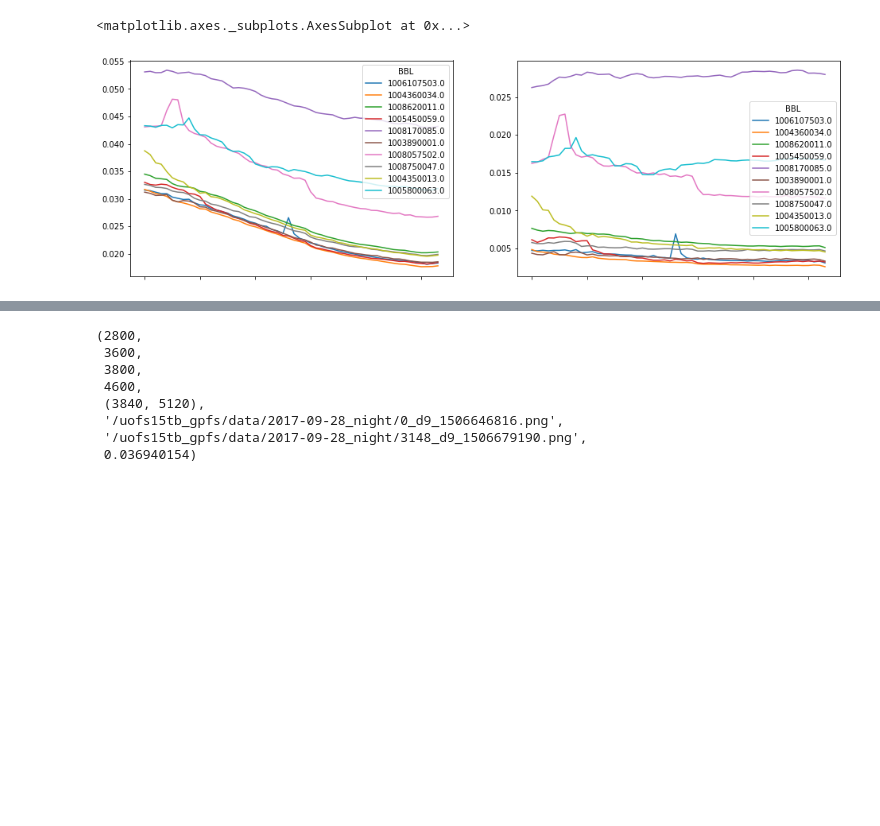
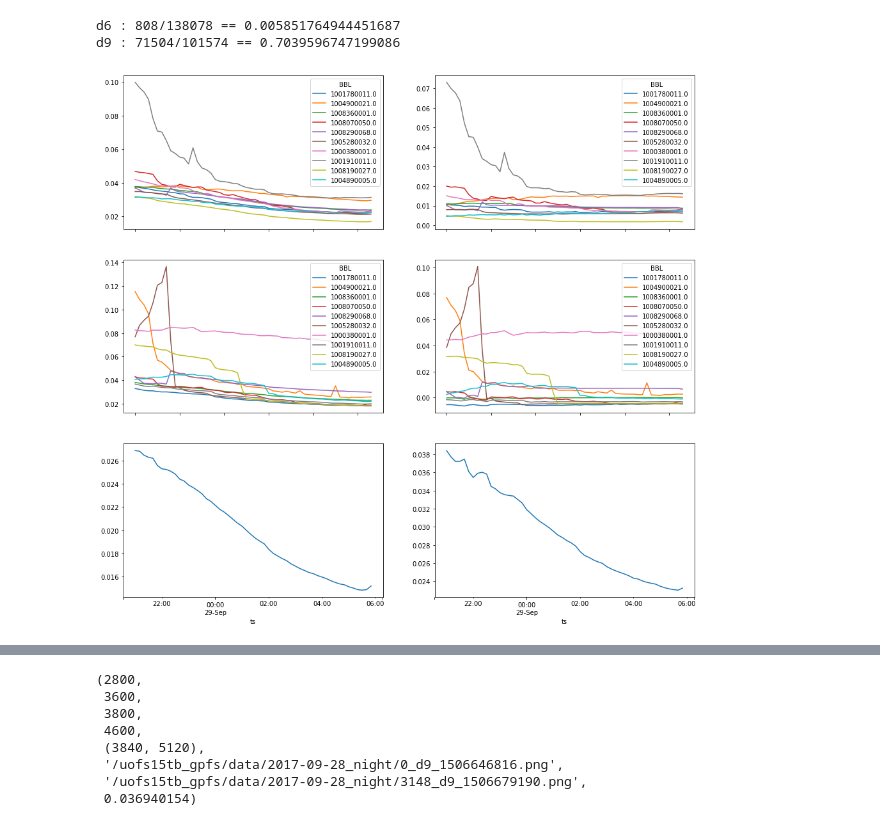
Before and after one commit to cmoscardi/independent_2018, a Jupyter notebook: image/zeropoint_and_more_nn.ipynb, the cells around one changed output, grey strips where cells are left out. Cells and saved outputs as stored; diff of their text form; code cells hidden in the pictures; blank space fills up the shorter version.

Commit message:
more plots etc

```diff
--- a/image/zeropoint_and_more_nn.ipynb
+++ b/image/zeropoint_and_more_nn.ipynb
@@ -8,20 +8,3 @@ from matplotlib.collections import PatchCollection
 import matplotlib.pyplot as plt
 %matplotlib inline
 import numpy as np
-# %%
-def load_zeropoint(zpf):
-    zeropoint = pd.read_csv(zpf, names=["ts", "avg"], header=0)
-    zeropoint["ts"] = pd.to_datetime(zeropoint["ts"])
-    zeropoint = zeropoint.sort_values("ts").set_index("ts")
-    return zeropoint.resample('10T').mean()
-
-zeropoint_d6 = load_zeropoint("weather_results/d6/2017-09-28.csv")
-zeropoint_d9 = load_zeropoint("weather_results/d9/2017-09-28.csv")
-# %%
-fig, (ax1, ax2) = plt.subplots(1, 2, figsize=(16, 5))
-samp = np.random.choice(final_light_d6.columns, 10, replace=False)
-final_light_d6[samp].plot(ax=ax1)
-final_light_d6.apply(lambda x: x - zeropoint_d6["avg"])[samp].plot(ax=ax2)
-# %% [output]
-<matplotlib.axes._subplots.AxesSubplot at 0x...>
-[figure, removed]
@@ -27,0 +21,51 @@ final_light_d6.apply(lambda x: x - zeropoint_d6["avg"])[samp].plot(ax=ax2)
+# %%
+def load_zeropoint(zpf):
+    zeropoint = pd.read_csv(zpf, names=["ts", "avg"], header=0)
+    zeropoint["ts"] = pd.to_datetime(zeropoint["ts"])
+    zeropoint = zeropoint.sort_values("ts").set_index("ts")
+    return zeropoint.resample('10T').mean()
+
+def subtract_zeropoint_plot(night, return_dfs=False):
+    zeropoint_d6 = load_zeropoint("weather_results/d6/{}.csv".format(night))
+    zeropoint_d9 = load_zeropoint("weather_results/d9/{}.csv".format(night))
+
+    try:
+        final_light_d6 = pd.read_csv("data/bbl_{}/{}_d6_10m.csv".format(night, night))
+        final_light_d9 = pd.read_csv("data/bbl_{}/{}_d9_10m.csv".format(night, night))
+    except:
+        final_light_d6 = pd.read_csv("data/{}_d6_10m.csv".format(night, night))
+        final_light_d9 = pd.read_csv("data/{}_d9_10m.csv".format(night, night))
+
+    for df in (final_light_d6, final_light_d9):
+        del df["Unnamed: 0"]
+        del df["lat"]
+        del df["lng"]
+    final_light_d6 = final_light_d6.set_index("BBL").swapaxes(1, 0)
+    final_light_d9 = final_light_d9.set_index("BBL").swapaxes(1, 0)
+    if return_dfs:
+        return final_light_d6, final_light_d9
+    intersection = final_light_d6.columns[final_light_d6.columns.isin(final_light_d9.columns)]
+    fig, axes = plt.subplots(3, 2, figsize=(16, 15))
+    (ax1, ax2, ax3, ax4, ax5, ax6) = axes.flatten()
+    samp = np.random.choice(intersection, 10, replace=False)
+    final_light_d6[samp].plot(ax=ax1)
+    subbed_d6 = final_light_d6.apply(lambda x: x - zeropoint_d6["avg"])
+    subbed_d6[samp].plot(ax=ax2)
+    final_light_d9[samp].plot(ax=ax3)
+    subbed_d9 = final_light_d9.apply(lambda x: x - zeropoint_d9["avg"])
+    subbed_d9[samp].plot(ax=ax4)
+    zeropoint_d6["avg"].plot(ax=ax5)
+    zeropoint_d9["avg"].plot(ax=ax6)
+
+    n = (subbed_d6 < 0).sum().sum()
+    d = subbed_d6.count().sum()
+    print("d6 : {}/{} == {}".format(n, d, n/d))
+    n = (subbed_d9 < 0).sum().sum()
+    d = subbed_d9.count().sum()
+    print("d9 : {}/{} == {}".format(n, d, n/d))
+
+subbed_d6 = subtract_zeropoint_plot("2017-09-28")
+# %% [output]
+d6 : 808/138078 == 0.005851764944451687
+d9 : 71504/101574 == 0.7039596747199086
+[figure, added]
```
Also changed, not shown: parts of 19 cells of this notebook, 1 other file.
